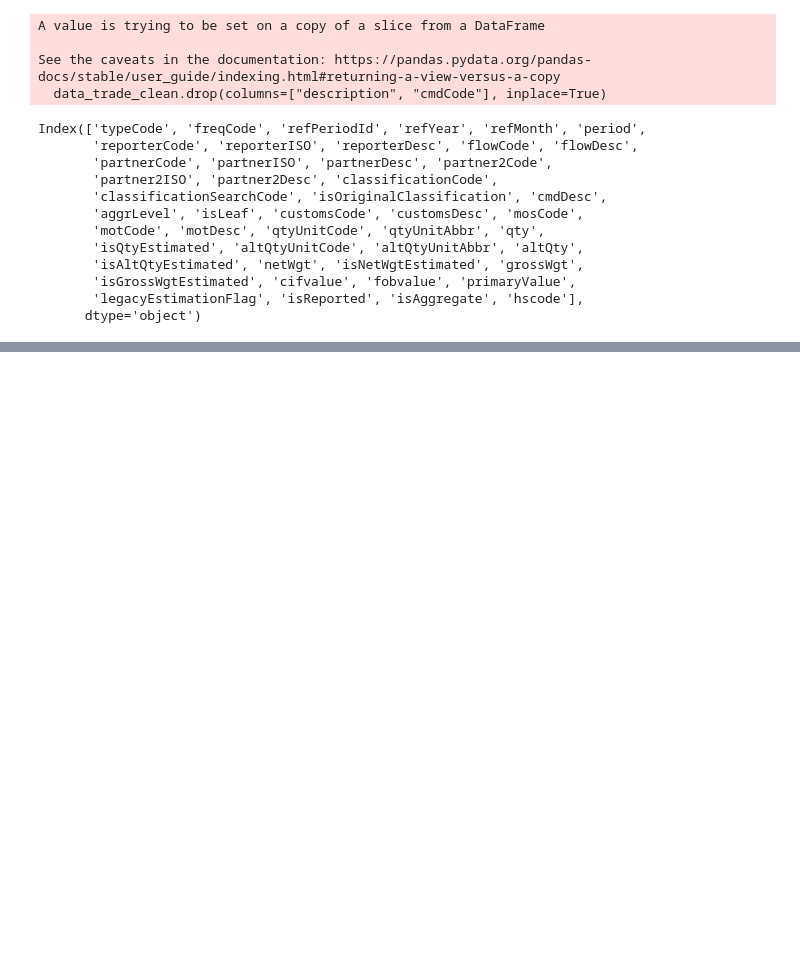
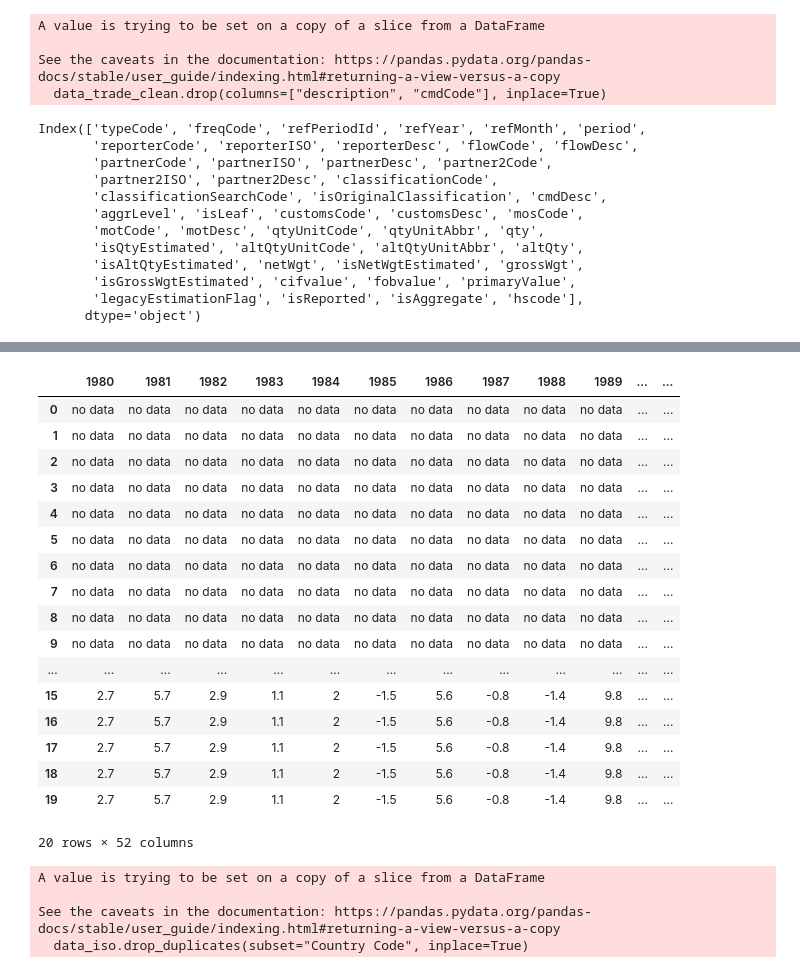
Before and after one commit to Wilsonuep/BI-guacamole, a Jupyter notebook: processing.ipynb, the cells around one changed output, grey strips where cells are left out. Drawn from its saved outputs; the diff is of its cells as text; code cells hidden in the pictures; blank space fills up the shorter version.

```diff
--- a/processing.ipynb
+++ b/processing.ipynb
@@ -210,0 +258,2 @@ Index(['typeCode', 'freqCode', 'refPeriodId', 'refYear', 'refMonth', 'period',
+# %%
+data_pkb_change = pd.merge(data_pkb_change, data_macro_indicators[["Country Name", "Country Code"]], left_on="Real GDP growth (Annual percent change)", right_on="Country Name", how="left")
@@ -210,0 +276,25 @@ Index(['typeCode', 'freqCode', 'refPeriodId', 'refYear', 'refMonth', 'period',
+# %%
+data_pkb_change.drop(columns=["Real GDP growth (Annual percent change)", "Country Name"], inplace=True)
+# %%
+data_pkb_change.rename(columns={"Country Code": "Real GDP growth (Annual percent change)"}, inplace=True)
+# %%
+data_pkb_change.head(n=20)
+# %% [output]
+|  | 1980 | 1981 | 1982 | 1983 | 1984 | 1985 | 1986 | 1987 | 1988 | 1989 | ... | ... |
+| 0 | no data | no data | no data | no data | no data | no data | no data | no data | no data | no data | ... | ... |
+| 1 | no data | no data | no data | no data | no data | no data | no data | no data | no data | no data | ... | ... |
+| 2 | no data | no data | no data | no data | no data | no data | no data | no data | no data | no data | ... | ... |
+| 3 | no data | no data | no data | no data | no data | no data | no data | no data | no data | no data | ... | ... |
+| 4 | no data | no data | no data | no data | no data | no data | no data | no data | no data | no data | ... | ... |
+| 5 | no data | no data | no data | no data | no data | no data | no data | no data | no data | no data | ... | ... |
+| 6 | no data | no data | no data | no data | no data | no data | no data | no data | no data | no data | ... | ... |
+| 7 | no data | no data | no data | no data | no data | no data | no data | no data | no data | no data | ... | ... |
+| 8 | no data | no data | no data | no data | no data | no data | no data | no data | no data | no data | ... | ... |
+| 9 | no data | no data | no data | no data | no data | no data | no data | no data | no data | no data | ... | ... |
+| ... | ... | ... | ... | ... | ... | ... | ... | ... | ... | ... | ... | ... |
+| 15 | 2.7 | 5.7 | 2.9 | 1.1 | 2 | -1.5 | 5.6 | -0.8 | -1.4 | 9.8 | ... | ... |
+| 16 | 2.7 | 5.7 | 2.9 | 1.1 | 2 | -1.5 | 5.6 | -0.8 | -1.4 | 9.8 | ... | ... |
+| 17 | 2.7 | 5.7 | 2.9 | 1.1 | 2 | -1.5 | 5.6 | -0.8 | -1.4 | 9.8 | ... | ... |
+| 18 | 2.7 | 5.7 | 2.9 | 1.1 | 2 | -1.5 | 5.6 | -0.8 | -1.4 | 9.8 | ... | ... |
+| 19 | 2.7 | 5.7 | 2.9 | 1.1 | 2 | -1.5 | 5.6 | -0.8 | -1.4 | 9.8 | ... | ... |
+20 rows × 52 columns
@@ -210,0 +305,7 @@ Index(['typeCode', 'freqCode', 'refPeriodId', 'refYear', 'refMonth', 'period',
+# %%
+data_iso.drop_duplicates(subset="Country Code", inplace=True)
+# %% [output]
+A value is trying to be set on a copy of a slice from a DataFrame
+
+See the caveats in the documentation: https://pandas.pydata.org/pandas-docs/stable/user_guide/indexing.html#returning-a-view-versus-a-copy
+  data_iso.drop_duplicates(subset="Country Code", inplace=True)
```
Also changed, not shown: parts of 15 cells of this notebook, 3 other files.
